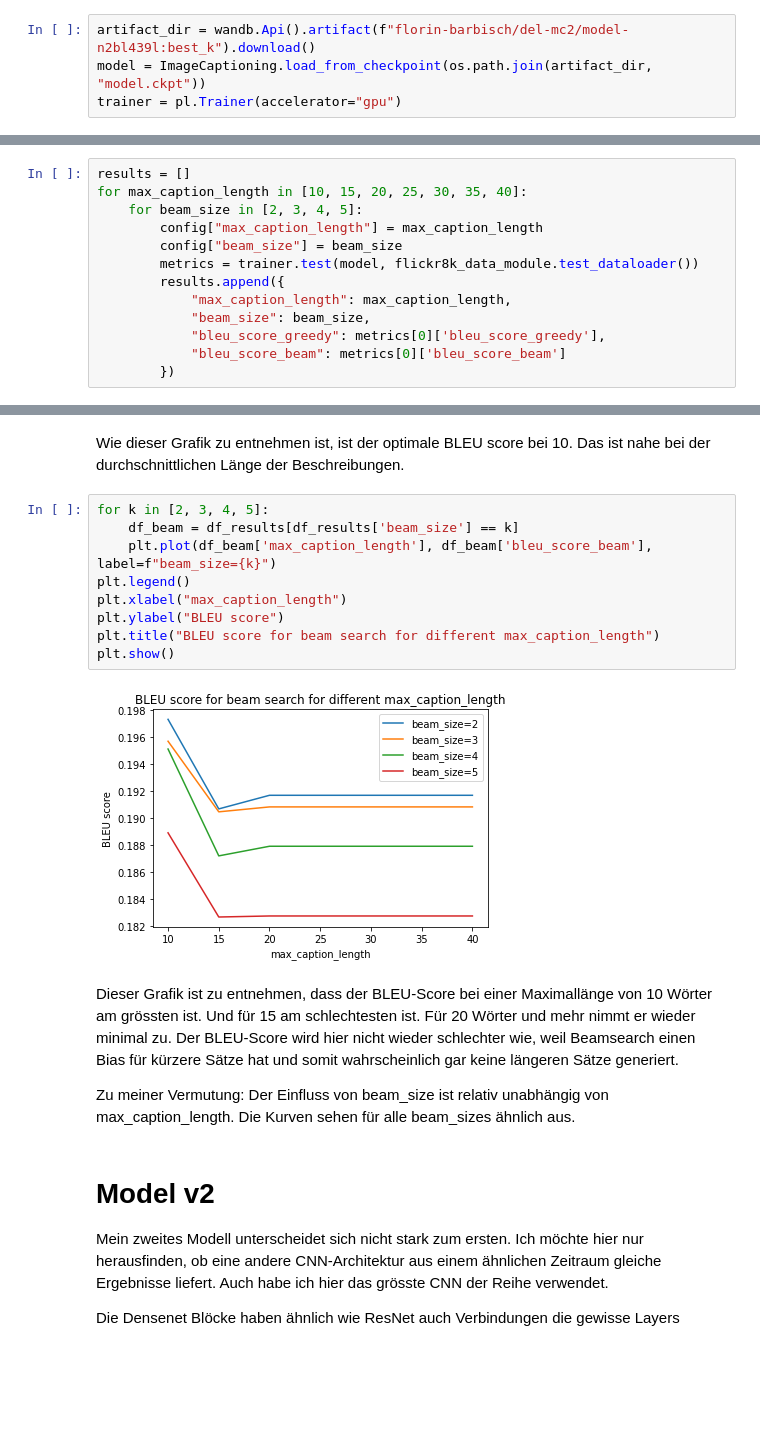
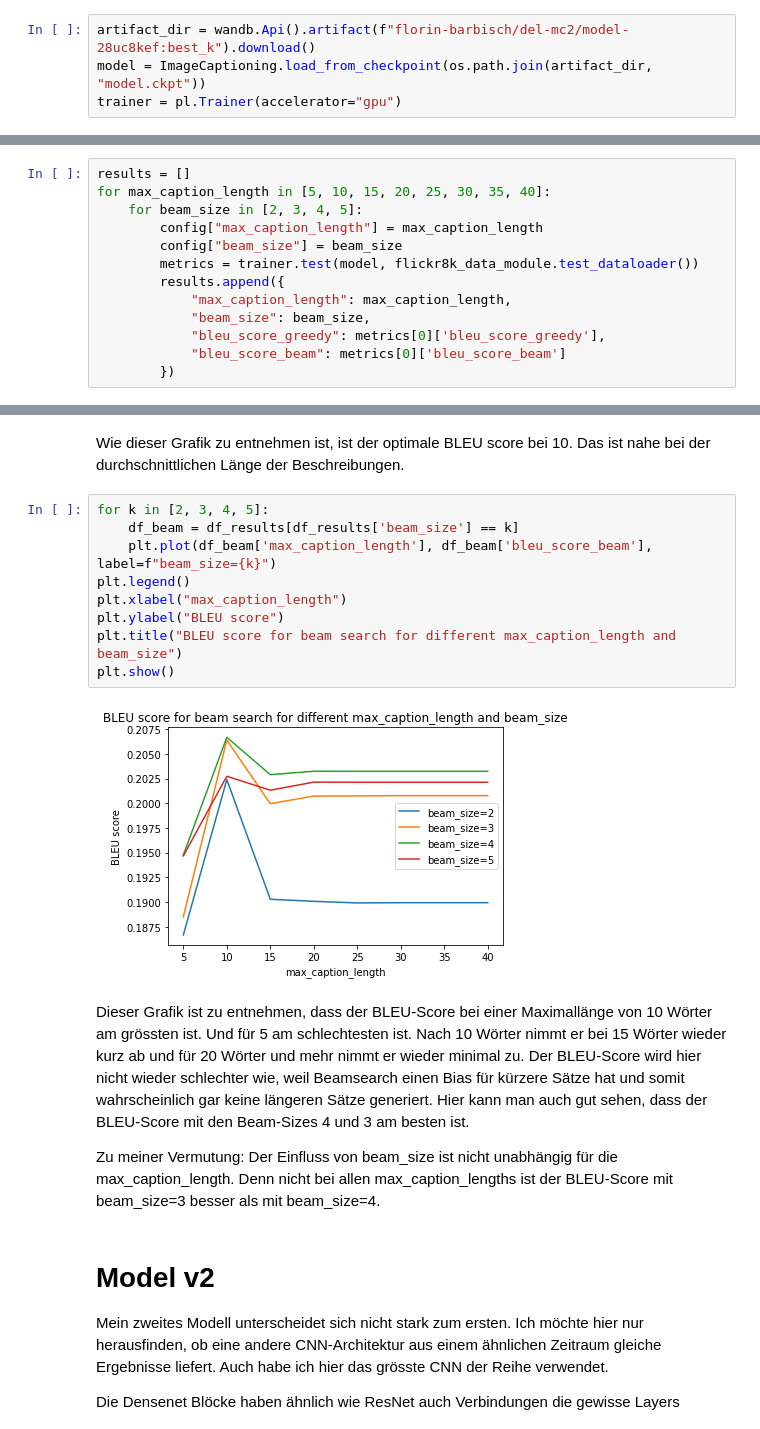
Before and after one commit to florinbarbisch/del, a Jupyter notebook: mc2.ipynb, the cells around one changed output, grey strips where cells are left out. Drawn from its saved outputs; the diff is of its cells as text; blank space fills up the shorter version.

Commit message:
Added: re-evaluated best BLEU-score

```diff
--- a/mc2.ipynb
+++ b/mc2.ipynb
@@ -838,7 +838,7 @@ Beim generieren des BLEU-Scores hat es zwei Parameter, von denen ich vermute, da
 - max_caption_length
 - beam_size: Dies gilt nur für Beamsearch. Ich vermute, dass der Einfluss von beam_size sich relativ unabhängig von max_caption_length verhält (keine Interaktion).
 # %%
-artifact_dir = wandb.Api().artifact(f"florin-barbisch/del-mc2/model-n2bl439l:best_k").download()
+artifact_dir = wandb.Api().artifact(f"florin-barbisch/del-mc2/model-28uc8kef:best_k").download()
 model = ImageCaptioning.load_from_checkpoint(os.path.join(artifact_dir, "model.ckpt"))
 trainer = pl.Trainer(accelerator="gpu")
 # %% [output]
@@ -854,7 +853,7 @@ HPU available: False, using: 0 HPUs
 ## Evaluate on different caption lengths
 # %%
 results = []
-for max_caption_length in [10, 15, 20, 25, 30, 35, 40]:
+for max_caption_length in [5, 10, 15, 20, 25, 30, 35, 40]:
     for beam_size in [2, 3, 4, 5]:
         config["max_caption_length"] = max_caption_length
         config["beam_size"] = beam_size
@@ -922,18 +921,18 @@ Wie dieser Grafik zu entnehmen ist, ist der optimale BLEU score bei 10. Das ist
 # %%
 for k in [2, 3, 4, 5]:
     df_beam = df_results[df_results['beam_size'] == k]
     plt.plot(df_beam['max_caption_length'], df_beam['bleu_score_beam'], label=f"beam_size={k}")
 plt.legend()
 plt.xlabel("max_caption_length")
 plt.ylabel("BLEU score")
-plt.title("BLEU score for beam search for different max_caption_length")
+plt.title("BLEU score for beam search for different max_caption_length and beam_size")
 plt.show()
 # %% [output]
-[figure, old version]
+[figure, new version]
 # %% [markdown]
-Dieser Grafik ist zu entnehmen, dass der BLEU-Score bei einer Maximallänge von 10 Wörter am grössten ist. Und für 15 am schlechtesten ist. Für 20 Wörter und mehr nimmt er wieder minimal zu. Der BLEU-Score wird hier nicht wieder schlechter wie, weil Beamsearch einen Bias für kürzere Sätze hat und somit wahrscheinlich gar keine längeren Sätze generiert.
+Dieser Grafik ist zu entnehmen, dass der BLEU-Score bei einer Maximallänge von 10 Wörter am grössten ist. Und für 5 am schlechtesten ist. Nach 10 Wörter nimmt er bei 15 Wörter wieder kurz ab und für 20 Wörter und mehr nimmt er wieder minimal zu. Der BLEU-Score wird hier nicht wieder schlechter wie, weil Beamsearch einen Bias für kürzere Sätze hat und somit wahrscheinlich gar keine längeren Sätze generiert. Hier kann man auch gut sehen, dass der BLEU-Score mit den Beam-Sizes 4 und 3 am besten ist.
 
-Zu meiner Vermutung: Der Einfluss von beam_size ist relativ unabhängig von max_caption_length. Die Kurven sehen für alle beam_sizes ähnlich aus.
+Zu meiner Vermutung: Der Einfluss von beam_size ist nicht unabhängig für die max_caption_length. Denn nicht bei allen max_caption_lengths ist der BLEU-Score mit beam_size=3 besser als mit beam_size=4.
 # %% [markdown]
 # Model v2
 
```
Also changed, not shown: parts of 4 cells of this notebook.
